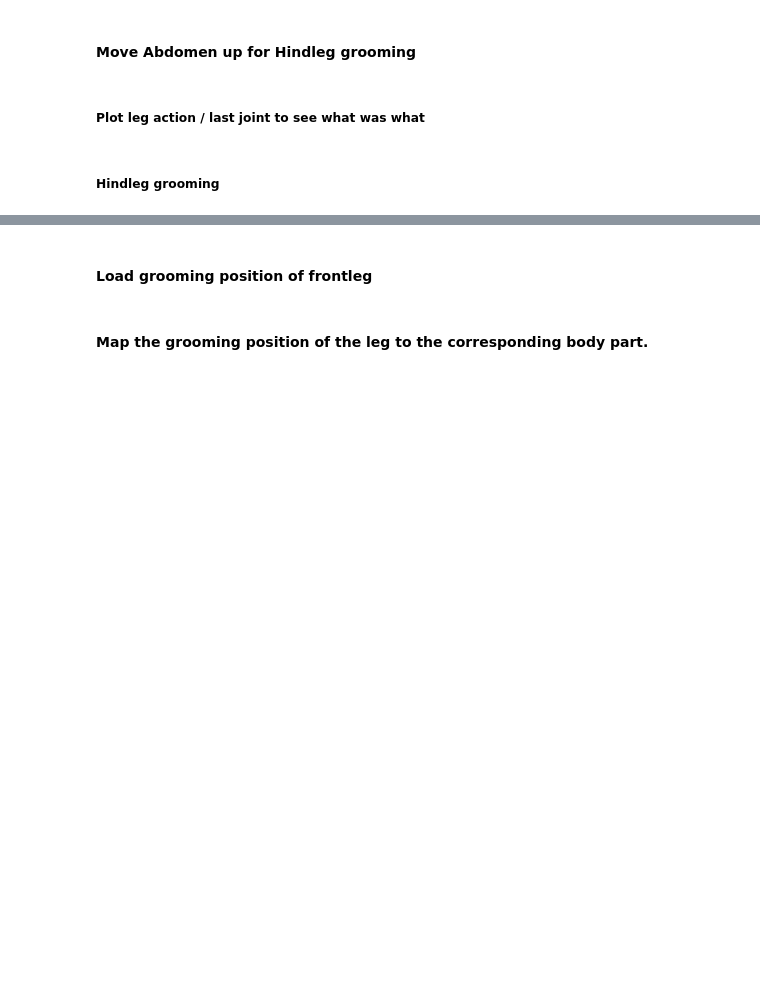
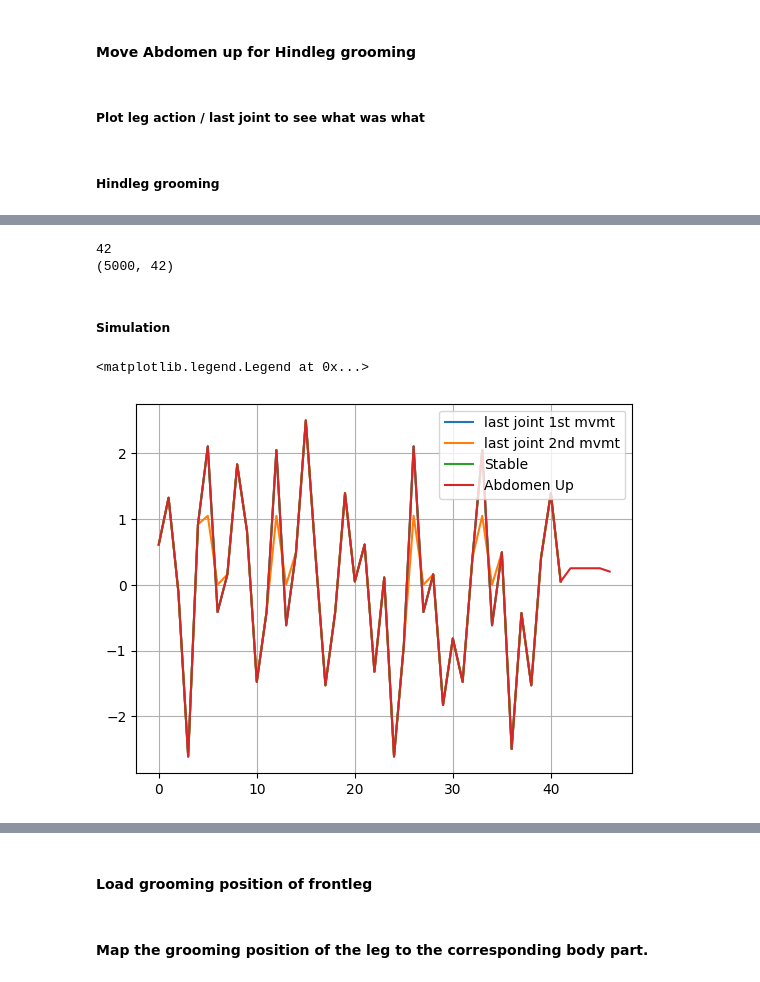
Before and after one commit to NathanMULLER/Project_Mouche, a Jupyter notebook: project/main.ipynb, the cells around one changed output, grey strips where cells are left out. Drawn from its saved outputs; the diff is of its cells as text; code cells hidden in the pictures; blank space fills up the shorter version.

```diff
--- a/project/main.ipynb
+++ b/project/main.ipynb
@@ -297,0 +366,57 @@ nmf_act_abd.save_video("./outputs/c.mp4")
+# %%
+# Fill all_joint_pos with abdomen control and last joint angles to move up the abdomen
+nbre_steps = 5000 # Take 2 seconds
+
+# Actuate abdomen --> move up to reach horizontal position
+abdomen_control = 0.25*np.ones((nbre_steps, 4)) # shape (nbre_steps, 4)
+last_abd_ctrl = 0.2*np.ones((nbre_steps,1)) # shape (nbre_steps, 1)
+abdomen_ctrl_up = np.concatenate([abdomen_control, last_abd_ctrl], axis=1) # shape (nbre_steps, 5)
+
+# Keep last position of the abdomen
+last_abd_pos = abdomen_ctrl_up[-1,:] # shape (1,5)
+
+# Keep all other joints at last position during the whole movement
+last_joint_angles_stable = last_joint_angles.copy()
+joint_pos = np.tile(last_joint_angles_stable, (nbre_steps, 1)) # shape (nbre_steps, 42)
+print(len(last_joint_angles_stable))
+print(joint_pos.shape)
+
+# Add abdomen control to all joint positions
+all_joint_pos = np.concatenate([joint_pos, abdomen_ctrl_up], axis=1) # shape (nbre_steps, 47)
+# %% [output]
+42
+(5000, 42)
+# %% [markdown]
+##### Simulation
+# %%
+# new nmf with actuated abdomen
+sim_params = Parameters(timestep=1e-4,
+    render_mode="saved",
+    render_playspeed=0.2,
+    enable_adhesion=True,
+    draw_contacts=False,
+    render_camera="Animat/camera_back",
+)
+nmf_act_abd = NeuromechflyProject(sim_params=sim_params,)
+
+# Reset the simulation
+nmf_act_abd.reset()
+
+adhesion_action = np.array([0.0 if leg.endswith("H") else 1.0 for leg in legs])
+
+for i in trange(nbre_steps):
+    joint_angles = all_joint_pos[i,:]
+    action = {'joints': joint_angles, "adhesion": adhesion_action}
+    nmf_act_abd.step(action)
+    nmf_act_abd.render()
+
+if sim_params.render_camera == "Animat/camera_back":
+    nmf_act_abd.save_video("./outputs/up_abd_back.mp4")
+elif sim_params.render_camera == "Animat/camera_left":
+    nmf_act_abd.save_video("./outputs/up_abd_left.mp4")
+elif sim_params.render_camera == "Animat/camera_right":
+    nmf_act_abd.save_video("./outputs/up_abd_right.mp4")
+elif sim_params.render_camera == "Animat/camera_front":
+    nmf_act_abd.save_video("./outputs/up_abd_front.mp4")
+
+last_joint_angles_abd_up = all_joint_pos[-1].copy()
@@ -297,0 +425,10 @@ nmf_act_abd.save_video("./outputs/c.mp4")
+# %%
+plt.plot(last_joint_angles, label="last joint 1st mvmt")
+plt.plot(last_joint_angles_move2, label="last joint 2nd mvmt")
+plt.plot(last_joint_angles_stable, label='Stable')
+plt.plot(last_joint_angles_abd_up, label='Abdomen Up')
+plt.grid()
+plt.legend()
+# %% [output]
+<matplotlib.legend.Legend at 0x...>
+[figure, added]
```
Also changed, not shown: parts of 26 cells of this notebook, 9 other files.
